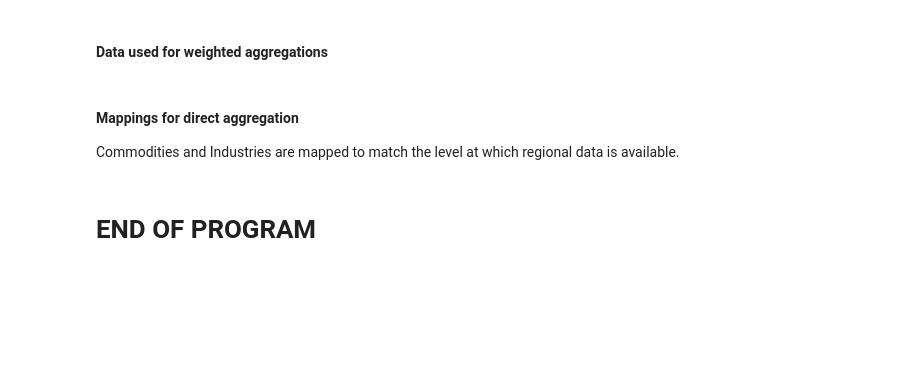
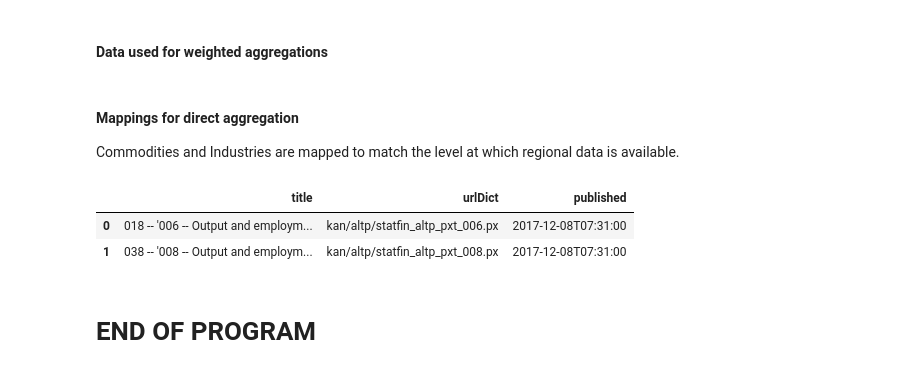
Before and after one commit to pttry/alta, a Jupyter notebook: CGE_basedata.ipynb, the cells around one changed output. Saved outputs shown, nothing was run; the diff lists cells and outputs as text; code cells hidden in the pictures; blank space fills up the shorter version.

```diff
--- a/CGE_basedata.ipynb
+++ b/CGE_basedata.ipynb
@@ -999,5 +1022,9 @@ V4PUR    = VPUR_S["V4PUR"]["P6K"]
 
 Commodities and Industries are mapped to match the level at which regional data is available.
 # %%
-#dgf.searchStatfin("Output by region 30 industries")
+dgf.searchStatfin("Output by region 30 industries")
+# %% [output]
+|  | title | urlDict | published |
+| 0 | 018 -- '006 -- Output and employm... | kan/altp/statfin_altp_pxt_006.px | 2017-12-08T07:31:00 |
+| 1 | 038 -- '008 -- Output and employm... | kan/altp/statfin_altp_pxt_008.px | 2017-12-08T07:31:00 |
 # %%
```
Also changed, not shown: parts of 15 cells of this notebook.
